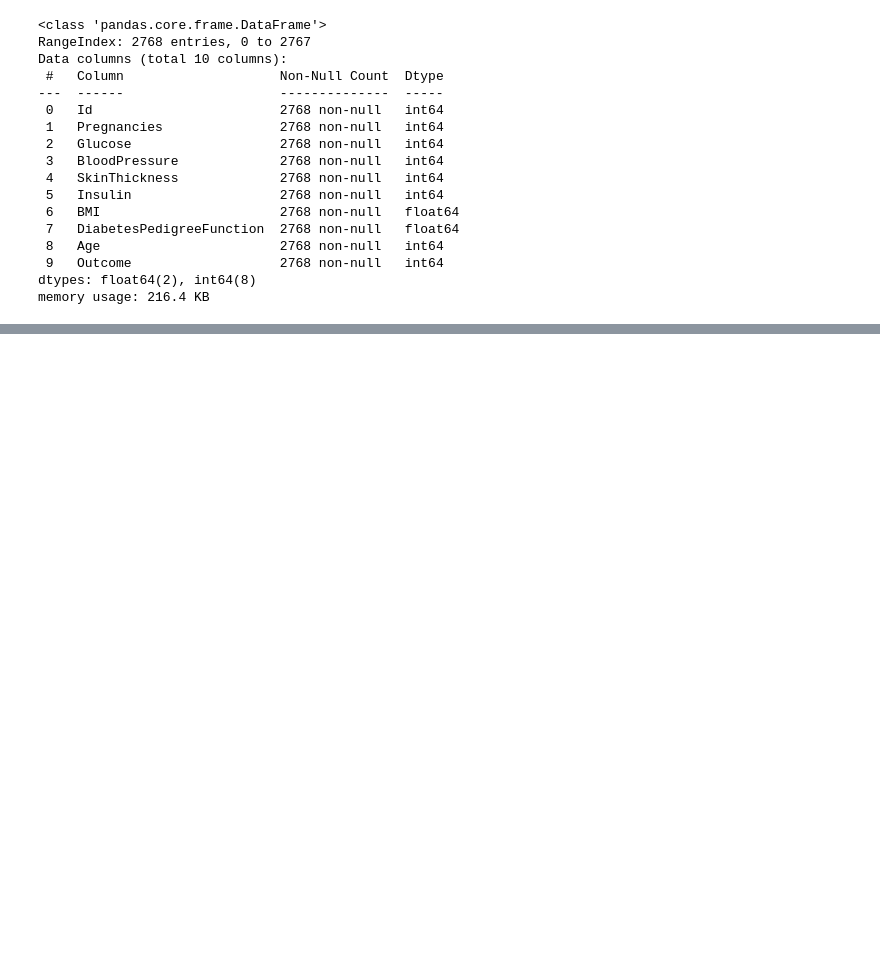
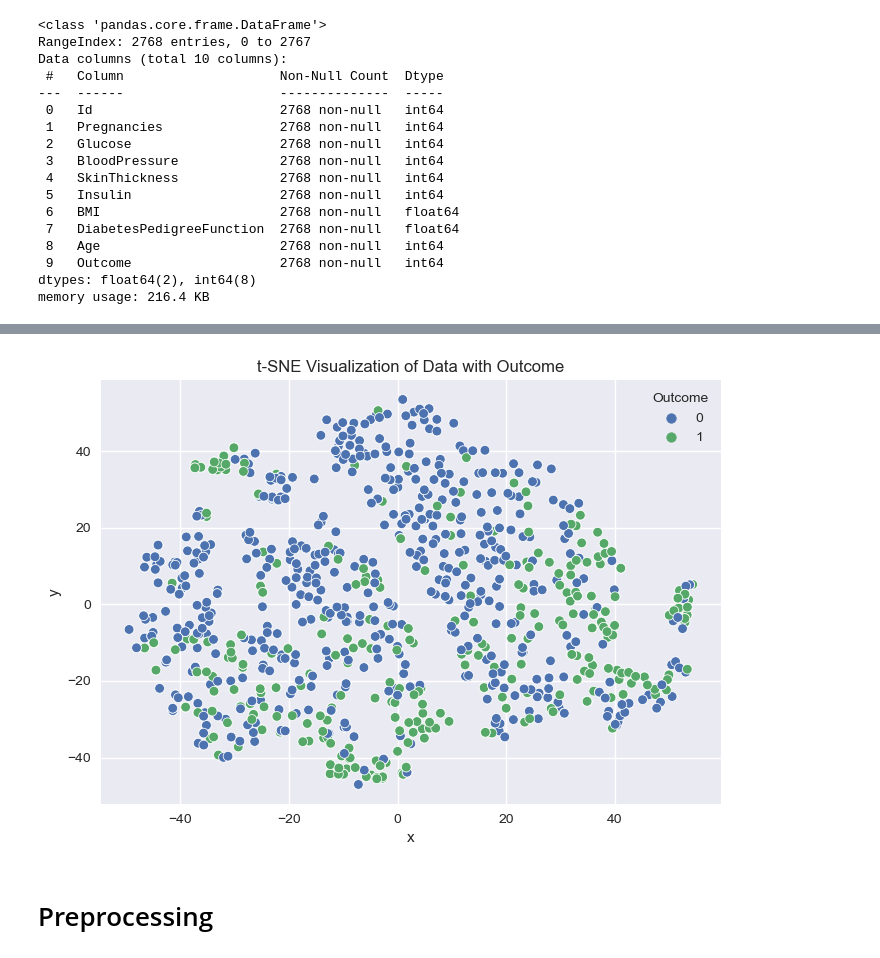
Before and after one commit to anita-re/diabetesprediction, a Jupyter notebook: Diabetes Prediction-checkpoint.ipynb, the cells around one changed output, grey strips where cells are left out. Saved outputs shown, nothing was run; the diff lists cells and outputs as text; code cells hidden in the pictures; blank space fills up the shorter version.

```diff
--- a/Diabetes Prediction-checkpoint.ipynb
+++ b/Diabetes Prediction-checkpoint.ipynb
@@ -48,0 +105,13 @@ memory usage: 216.4 KB
+# %%
+tsne = TSNE(learning_rate=10)
+tsne_trans = tsne.fit_transform(data[cols])
+data_copy = data.copy(deep=True)
+data_copy['x']=tsne_trans[:,0]
+data_copy['y']=tsne_trans[:,1]
+sns.scatterplot(x='x',y='y',data=data_copy,hue='Outcome')
+plt.title('t-SNE Visualization of Data with Outcome')
+plt.show()
+# %% [output]
+[figure, added]
+# %% [markdown]
+# Preprocessing
```
Also changed, not shown: parts of 51 cells of this notebook.
